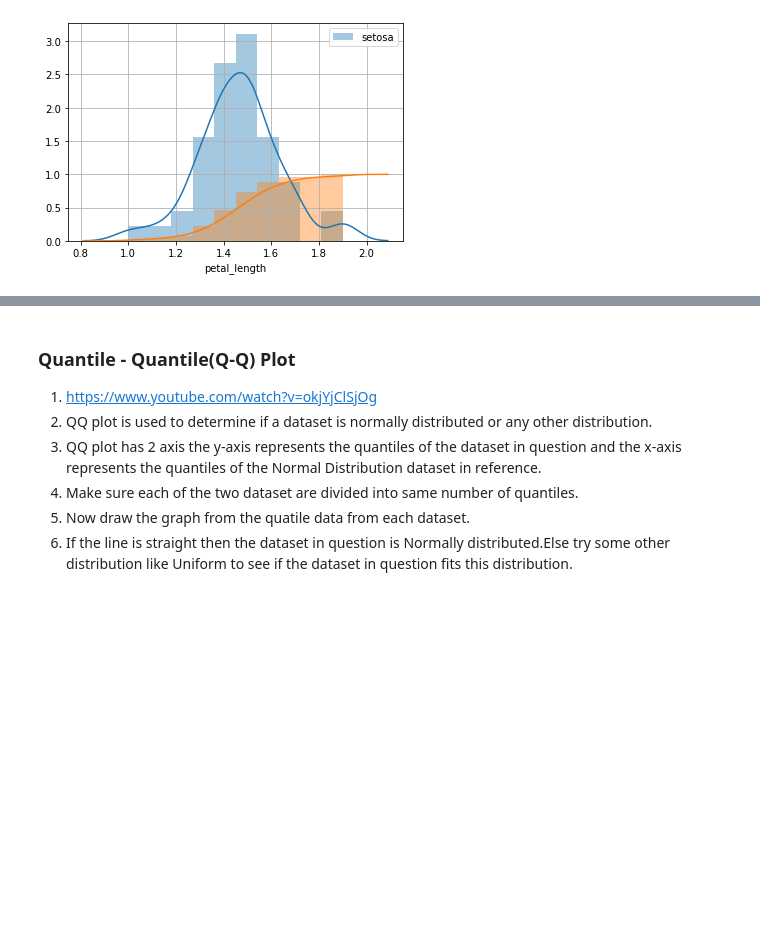
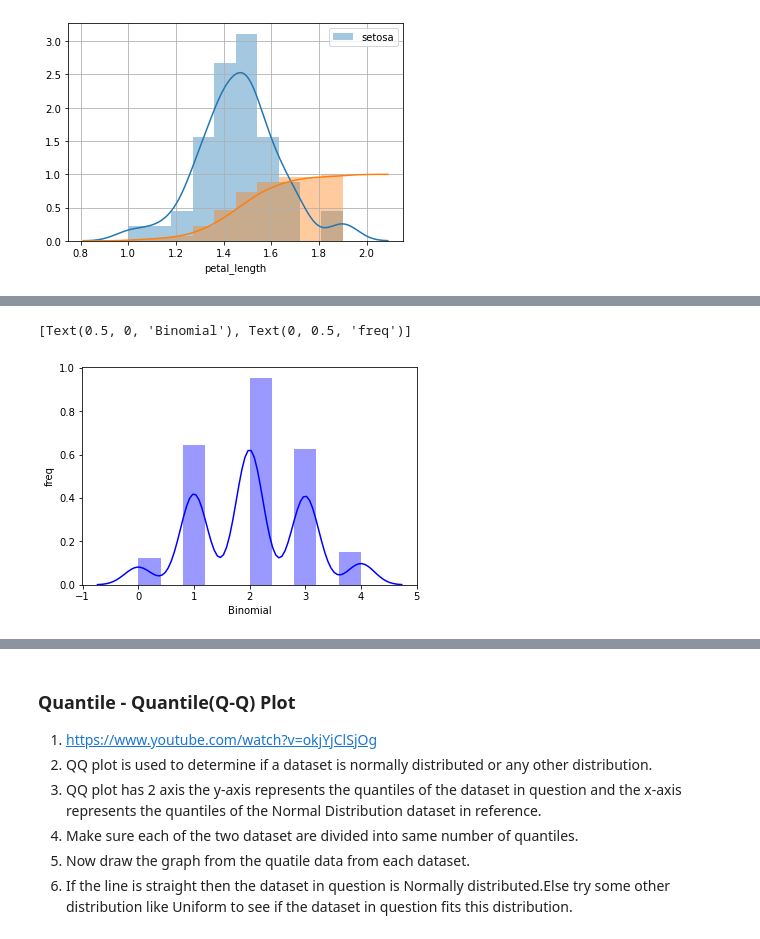
Before and after one commit to VeenaKGit/Knowledge, a Jupyter notebook: Probability and Statistics.ipynb, the cells around one changed output, grey strips where cells are left out. Drawn from its saved outputs; the diff is of its cells as text; code cells hidden in the pictures; blank space fills up the shorter version.

```diff
--- a/Probability and Statistics.ipynb
+++ b/Probability and Statistics.ipynb
@@ -464,0 +615,11 @@ plt.grid()
+# %%
+# Python binomial distribution tells us the probability how often there will be a success in ‘n’ independent experiments.
+# Such experiments are yes-no questions
+data = binom.rvs(n=4, p=0.5, loc=0, size=1000)
+# rvs(n, p, loc=0, size=1, random_state=None). Stand for random variates.
+ax = seaborn.distplot(data, kde=True, color='blue', hist_kws={'linewidth':22})
+ax.set(xlabel='Binomial', ylabel='freq')
+# this graph plots the k value = 0,1,2,3,4..n
+# %% [output]
+[Text(0.5, 0, 'Binomial'), Text(0, 0.5, 'freq')]
+[figure, added]
```
Also changed, not shown: parts of 49 cells of this notebook, 11 other files.
